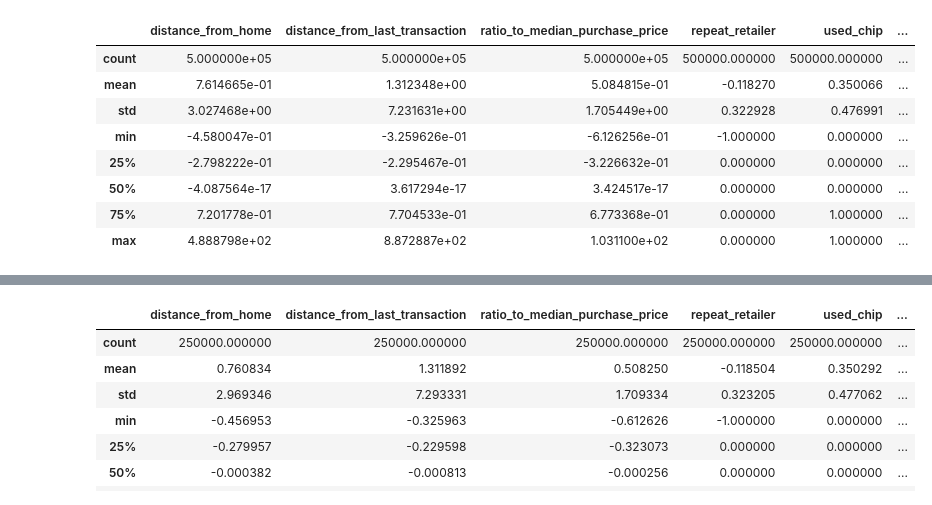
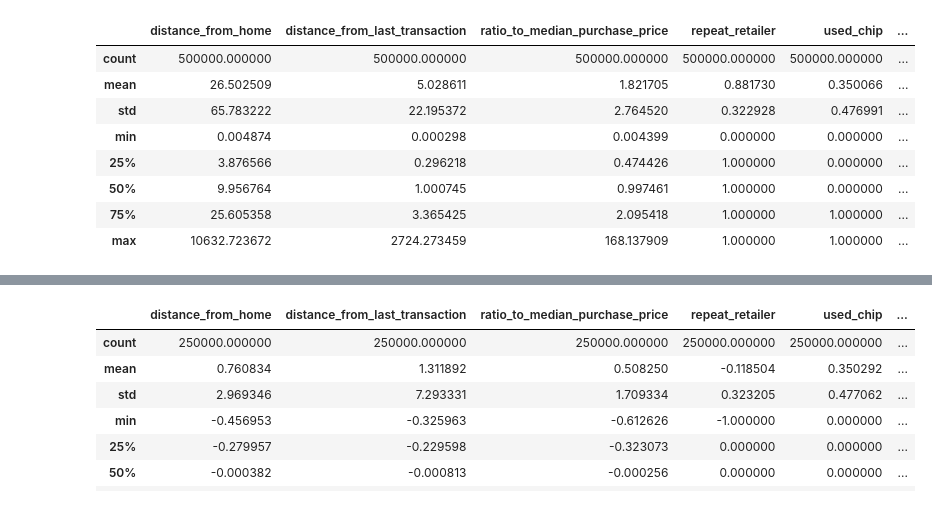
Before and after one commit to Zuleykhaha/fraud-detection-capstone, a Jupyter notebook: notebooks/anomaly_iso_modelling.ipynb, the cells around one changed output, grey strips where cells are left out. Saved outputs shown, nothing was run; the diff lists cells and outputs as text; code cells hidden in the pictures.

```diff
--- a/notebooks/anomaly_iso_modelling.ipynb
+++ b/notebooks/anomaly_iso_modelling.ipynb
@@ -50,23 +49,23 @@ Anomalies detected: 5000
 # %%
 test_data = pd.read_csv(
     os.path.join(
         os.path.dirname(os.getcwd()),
         'data',
         'testing',
-        'final_full_testing.csv'
+        'card_transdata_part2.csv'
     )
 )
 test_data.describe()
 # %% [output]
 |  | distance_from_home | distance_from_last_transaction | ratio_to_median_purchase_price | repeat_retailer | used_chip | ... |
-| count | 5.000000e+05 | 5.000000e+05 | 5.000000e+05 | 500000.000000 | 500000.000000 | ... |
-| mean | 7.614665e-01 | 1.312348e+00 | 5.084815e-01 | -0.118270 | 0.350066 | ... |
-| std | 3.027468e+00 | 7.231631e+00 | 1.705449e+00 | 0.322928 | 0.476991 | ... |
-| min | -4.580047e-01 | -3.259626e-01 | -6.126256e-01 | -1.000000 | 0.000000 | ... |
-| 25% | -2.798222e-01 | -2.295467e-01 | -3.226632e-01 | 0.000000 | 0.000000 | ... |
-| 50% | -4.087564e-17 | 3.617294e-17 | 3.424517e-17 | 0.000000 | 0.000000 | ... |
-| 75% | 7.201778e-01 | 7.704533e-01 | 6.773368e-01 | 0.000000 | 1.000000 | ... |
-| max | 4.888798e+02 | 8.872887e+02 | 1.031100e+02 | 0.000000 | 1.000000 | ... |
+| count | 500000.000000 | 500000.000000 | 500000.000000 | 500000.000000 | 500000.000000 | ... |
+| mean | 26.502509 | 5.028611 | 1.821705 | 0.881730 | 0.350066 | ... |
+| std | 65.783222 | 22.195372 | 2.764520 | 0.322928 | 0.476991 | ... |
+| min | 0.004874 | 0.000298 | 0.004399 | 0.000000 | 0.000000 | ... |
+| 25% | 3.876566 | 0.296218 | 0.474426 | 1.000000 | 0.000000 | ... |
+| 50% | 9.956764 | 1.000745 | 0.997461 | 1.000000 | 0.000000 | ... |
+| 75% | 25.605358 | 3.365425 | 2.095418 | 1.000000 | 1.000000 | ... |
+| max | 10632.723672 | 2724.273459 | 168.137909 | 1.000000 | 1.000000 | ... |
 # %%
 # 1. Prepare test data
 X_test = test_data.drop(columns=['fraud'])
```
Also changed, not shown: parts of 4 cells of this notebook, 3 other files.
